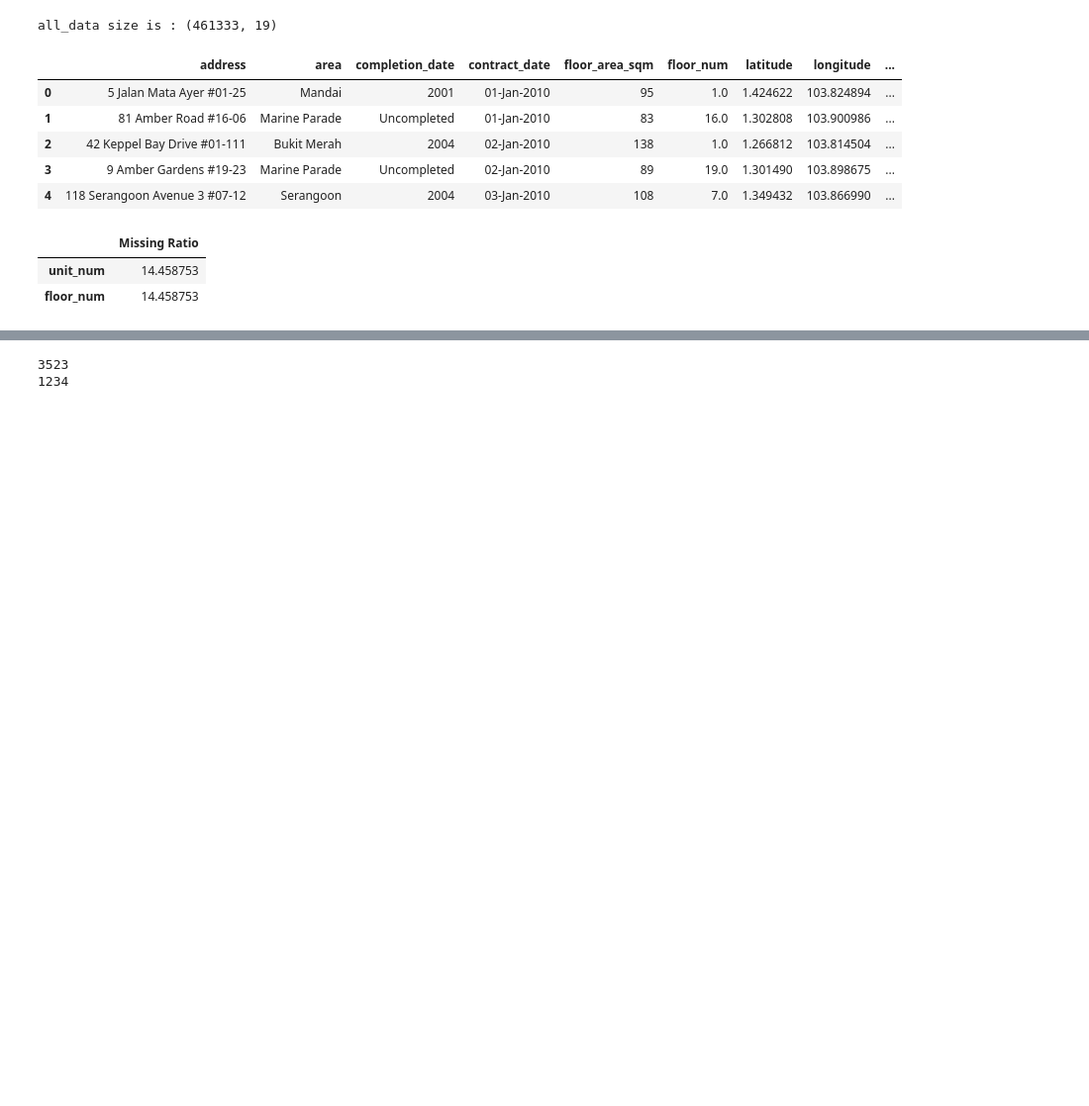
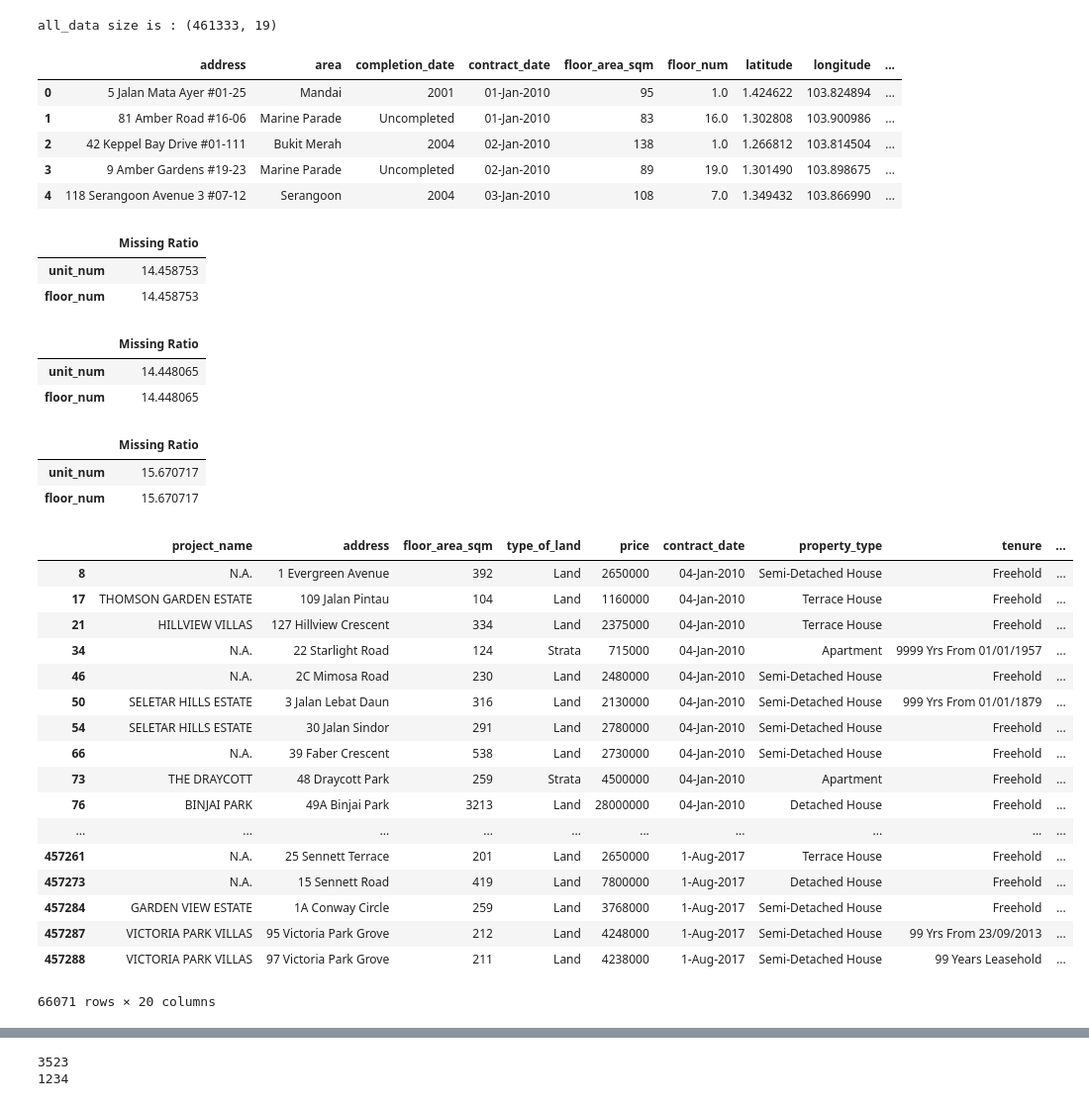
Before and after one commit to Navi-nk/housing-price-prediction, a Jupyter notebook: 2.ipynb, the cells around one changed output, grey strips where cells are left out. Shown: that part at 99% size. Saved outputs shown, nothing was run; the diff lists cells and outputs as text; code cells hidden in the pictures; blank space fills up the shorter version.

```diff
--- a/2.ipynb
+++ b/2.ipynb
@@ -324,3 +369,42 @@ missing_data
 |  | Missing Ratio |
 | unit_num | 14.458753 |
 | floor_num | 14.458753 |
+# %%
+train_missing = (train_data_pri.isnull().sum() / len(train_data_pri)) * 100
+train_missing = train_missing.drop(train_missing[train_missing == 0].index).sort_values(ascending=False)[:30]
+missing_data = pd.DataFrame({'Missing Ratio' :train_missing})
+missing_data
+# %% [output]
+|  | Missing Ratio |
+| unit_num | 14.448065 |
+| floor_num | 14.448065 |
+# %%
+test_missing = (test_data_pri.isnull().sum() / len(test_data_pri)) * 100
+test_missing = test_missing.drop(test_missing[test_missing == 0].index).sort_values(ascending=False)[:30]
+missing_data = pd.DataFrame({'Missing Ratio' :test_missing})
+missing_data
+# %% [output]
+|  | Missing Ratio |
+| unit_num | 15.670717 |
+| floor_num | 15.670717 |
+# %%
+train_data_pri[train_data_pri['unit_num'].isnull()]
+# %% [output]
+|  | project_name | address | floor_area_sqm | type_of_land | price | contract_date | property_type | tenure | ... |
+| 8 | N.A. | 1 Evergreen Avenue | 392 | Land | 2650000 | 04-Jan-2010 | Semi-Detached House | Freehold | ... |
+| 17 | THOMSON GARDEN ESTATE | 109 Jalan Pintau | 104 | Land | 1160000 | 04-Jan-2010 | Terrace House | Freehold | ... |
+| 21 | HILLVIEW VILLAS | 127 Hillview Crescent | 334 | Land | 2375000 | 04-Jan-2010 | Terrace House | Freehold | ... |
+| 34 | N.A. | 22 Starlight Road | 124 | Strata | 715000 | 04-Jan-2010 | Apartment | 9999 Yrs From 01/01/1957 | ... |
+| 46 | N.A. | 2C Mimosa Road | 230 | Land | 2480000 | 04-Jan-2010 | Semi-Detached House | Freehold | ... |
+| 50 | SELETAR HILLS ESTATE | 3 Jalan Lebat Daun | 316 | Land | 2130000 | 04-Jan-2010 | Semi-Detached House | 999 Yrs From 01/01/1879 | ... |
+| 54 | SELETAR HILLS ESTATE | 30 Jalan Sindor | 291 | Land | 2780000 | 04-Jan-2010 | Semi-Detached House | Freehold | ... |
+| 66 | N.A. | 39 Faber Crescent | 538 | Land | 2730000 | 04-Jan-2010 | Semi-Detached House | Freehold | ... |
+| 73 | THE DRAYCOTT | 48 Draycott Park | 259 | Strata | 4500000 | 04-Jan-2010 | Apartment | Freehold | ... |
+| 76 | BINJAI PARK | 49A Binjai Park | 3213 | Land | 28000000 | 04-Jan-2010 | Detached House | Freehold | ... |
+| ... | ... | ... | ... | ... | ... | ... | ... | ... | ... |
+| 457261 | N.A. | 25 Sennett Terrace | 201 | Land | 2650000 | 1-Aug-2017 | Terrace House | Freehold | ... |
+| 457273 | N.A. | 15 Sennett Road | 419 | Land | 7800000 | 1-Aug-2017 | Detached House | Freehold | ... |
+| 457284 | GARDEN VIEW ESTATE | 1A Conway Circle | 259 | Land | 3768000 | 1-Aug-2017 | Semi-Detached House | Freehold | ... |
+| 457287 | VICTORIA PARK VILLAS | 95 Victoria Park Grove | 212 | Land | 4248000 | 1-Aug-2017 | Semi-Detached House | 99 Yrs From 23/09/2013 | ... |
+| 457288 | VICTORIA PARK VILLAS | 97 Victoria Park Grove | 211 | Land | 4238000 | 1-Aug-2017 | Semi-Detached House | 99 Years Leasehold | ... |
+66071 rows × 20 columns
```
Also changed, not shown: parts of 55 cells of this notebook, 2 other files.
